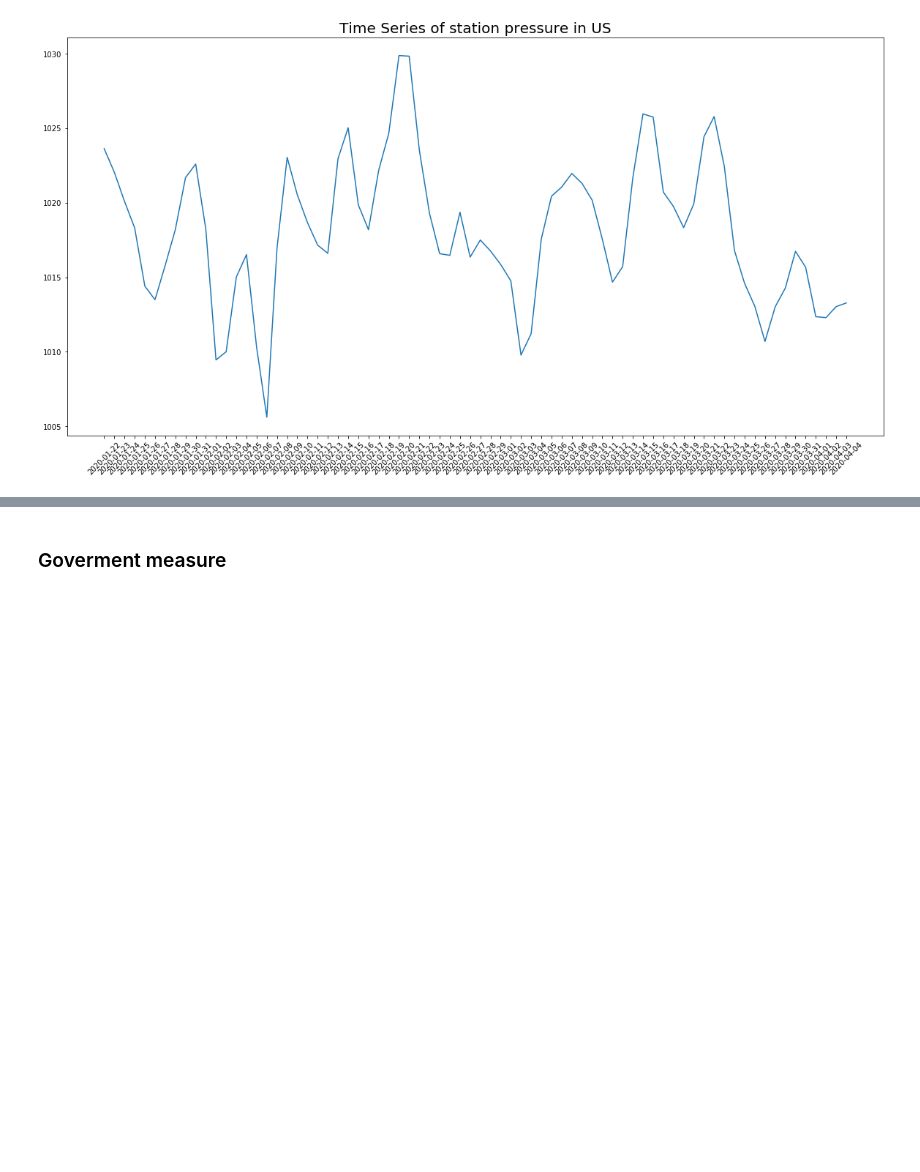
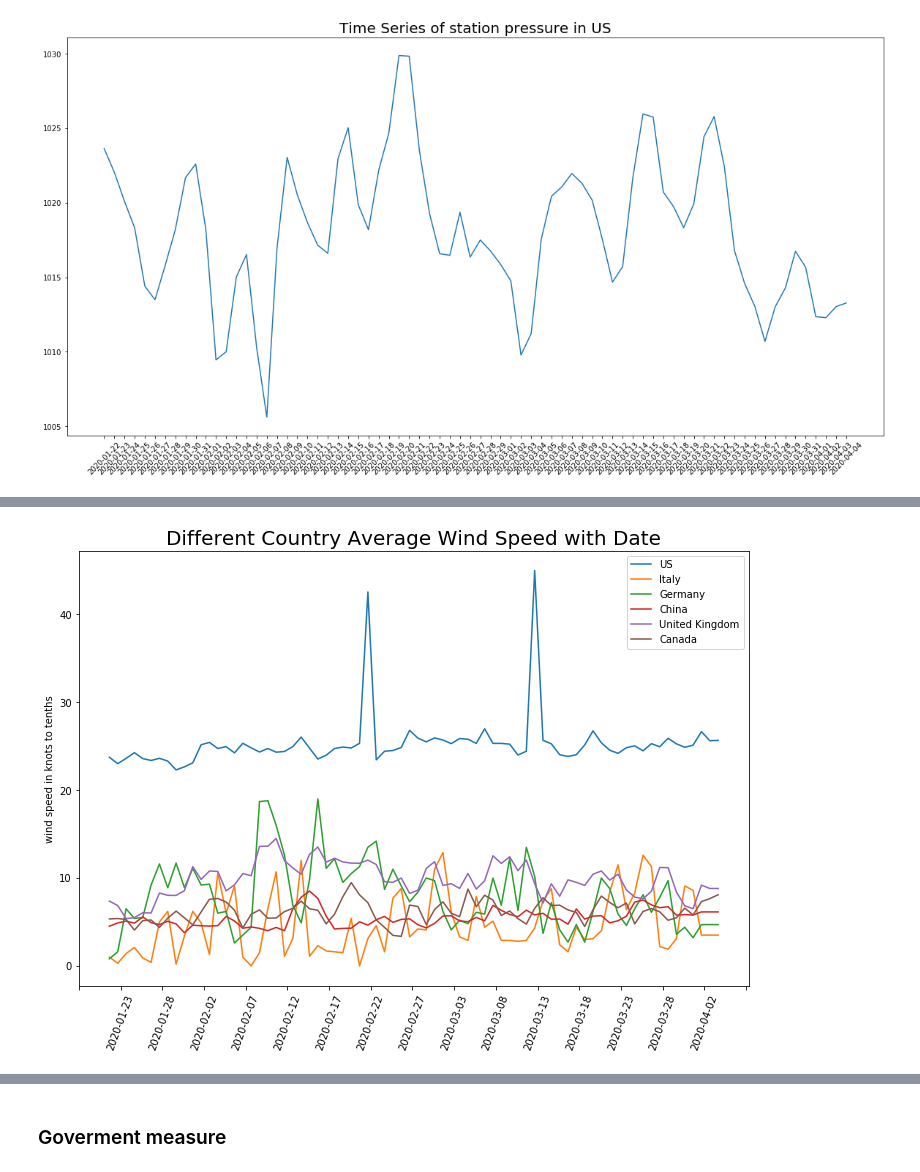
Before and after one commit to DavidYQY/COVID-19-Prediction, a Jupyter notebook: weather_travel_goverment_EDA.ipynb, the cells around one changed output, grey strips where cells are left out. Saved outputs shown, nothing was run; the diff lists cells and outputs as text; code cells hidden in the pictures; blank space fills up the shorter version.

```diff
--- a/weather_travel_goverment_EDA.ipynb
+++ b/weather_travel_goverment_EDA.ipynb
@@ -117,0 +130,17 @@ plot_pressure_by_day('US')
+# %%
+fig, ax = plt.subplots(figsize=(12,8))
+for country in clist:
+    df = weather_df.groupby(['Date', 'Country_Region']).agg({'wdsp':'mean'}).reset_index()
+    df.rename(columns={'wdsp':'wind speed'}, inplace=True)
+    ax.plot(df[df['Country_Region']==country].Date, df[df['Country_Region']==country]['wind speed'], label = country)
+    plt.xticks(rotation=70)
+
+start, end = ax.get_xlim()
+ax.xaxis.set_ticks(np.arange(start, end, 5))
+ax.set_ylabel("wind speed in knots to tenths")
+ax.legend()
+ax.set_title("Different Country Average Wind Speed with Date", fontsize=20)
+plt.show()
+fig.savefig('weather_goverment_data/wind.png')
+# %% [output]
+[figure, added]
```
Also changed, not shown: parts of 9 cells of this notebook, 11 other files.
